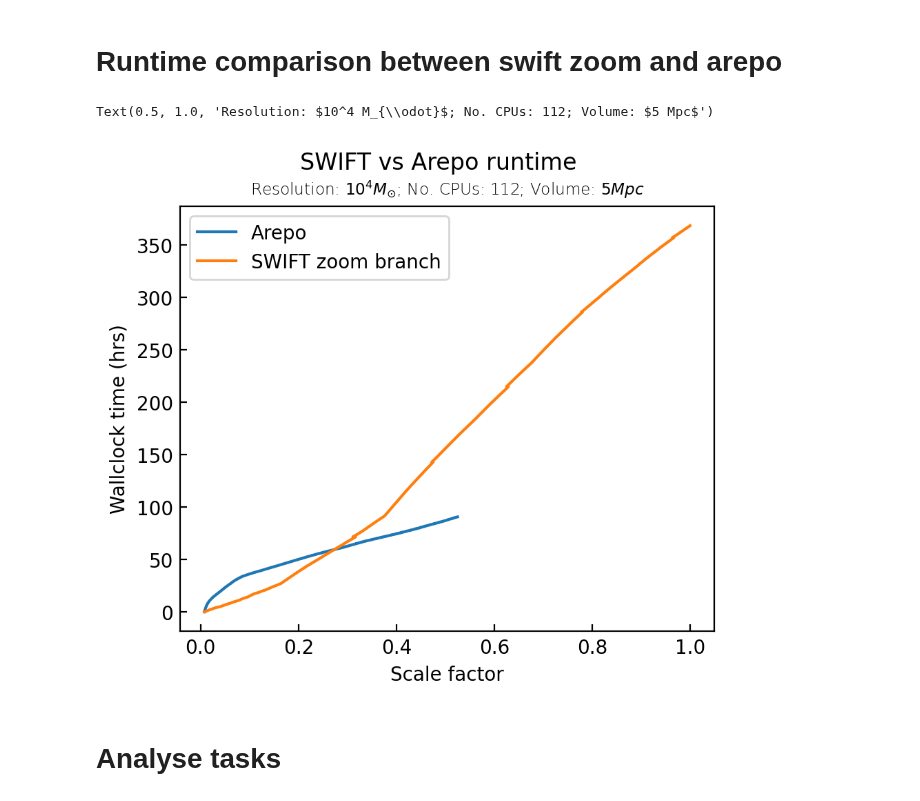
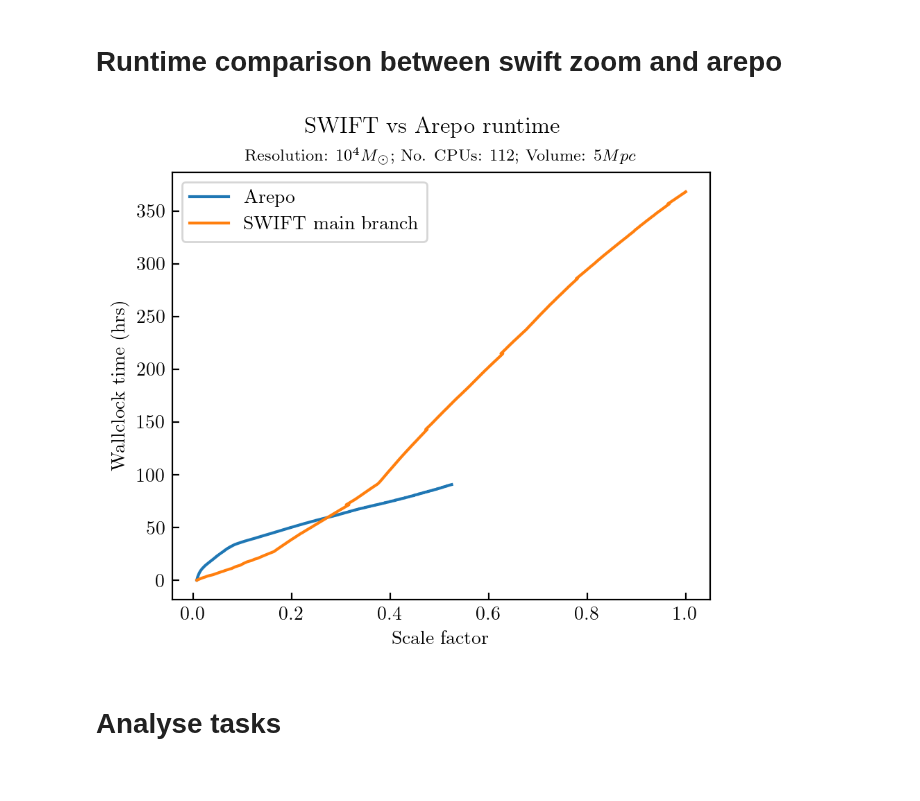
Before and after one commit to PK0207/scripts_by_me, a Jupyter notebook: cosmo_simulations/analyse_tasks.ipynb, the cells around one changed output. Cells and saved outputs as stored; diff of their text form; code cells hidden in the pictures.

Commit message:
found right fonts and colors. Gonna have each set of overdensity colored the same

```diff
--- a/cosmo_simulations/analyse_tasks.ipynb
+++ b/cosmo_simulations/analyse_tasks.ipynb
@@ -13,8 +13,9 @@ from matplotlib import cycler
 import matplotlib as mpl
 #clrs = sns.color_palette("Spectral", as_cmap=True)
 #colors = cycler('color', list(clrs.as_hex()))
-#mpl.rcParams['font.family'] = ['serif']
-#mpl.rcParams['font.serif'] = ['Times New Roman']
+plt.rc('font', family='serif')
+mpl.rc('text', usetex=True)
+#mpl.rcParams['text.latex.preamble'] = r'\boldmath'
 
 plt.rc('axes', axisbelow=True,
        grid=False)#, prop_cycle=colors)
@@ -42,15 +44,15 @@ arepo_t = arepo_df['Wallclock']/3600
 # %%
 plt.figure(dpi = 200, figsize=(5,4))
 plt.plot(arepo_df['Time'], arepo_t, label='Arepo')
-plt.plot(a, swift_t, label = 'SWIFT zoom branch')
+plt.plot(a, swift_t, label = 'SWIFT main branch')
 plt.ylabel('Wallclock time (hrs)')
 plt.xlabel('Scale factor')
 plt.legend()
 plt.suptitle('SWIFT vs Arepo runtime')
 plt.title(r'Resolution: $10^4 M_{\odot}$; No. CPUs: 112; Volume: $5 Mpc$', fontsize='small', fontweight='light')
+plt.savefig('plots/runtimeplot.pdf')
 # %% [output]
-Text(0.5, 1.0, 'Resolution: $10^4 M_{\\odot}$; No. CPUs: 112; Volume: $5 Mpc$')
-[figure, old version]
+[figure, new version]
 # %% [markdown]
 # Analyse tasks
 # %% [markdown]
```
Also changed, not shown: parts of 4 cells of this notebook, 4 other files.
